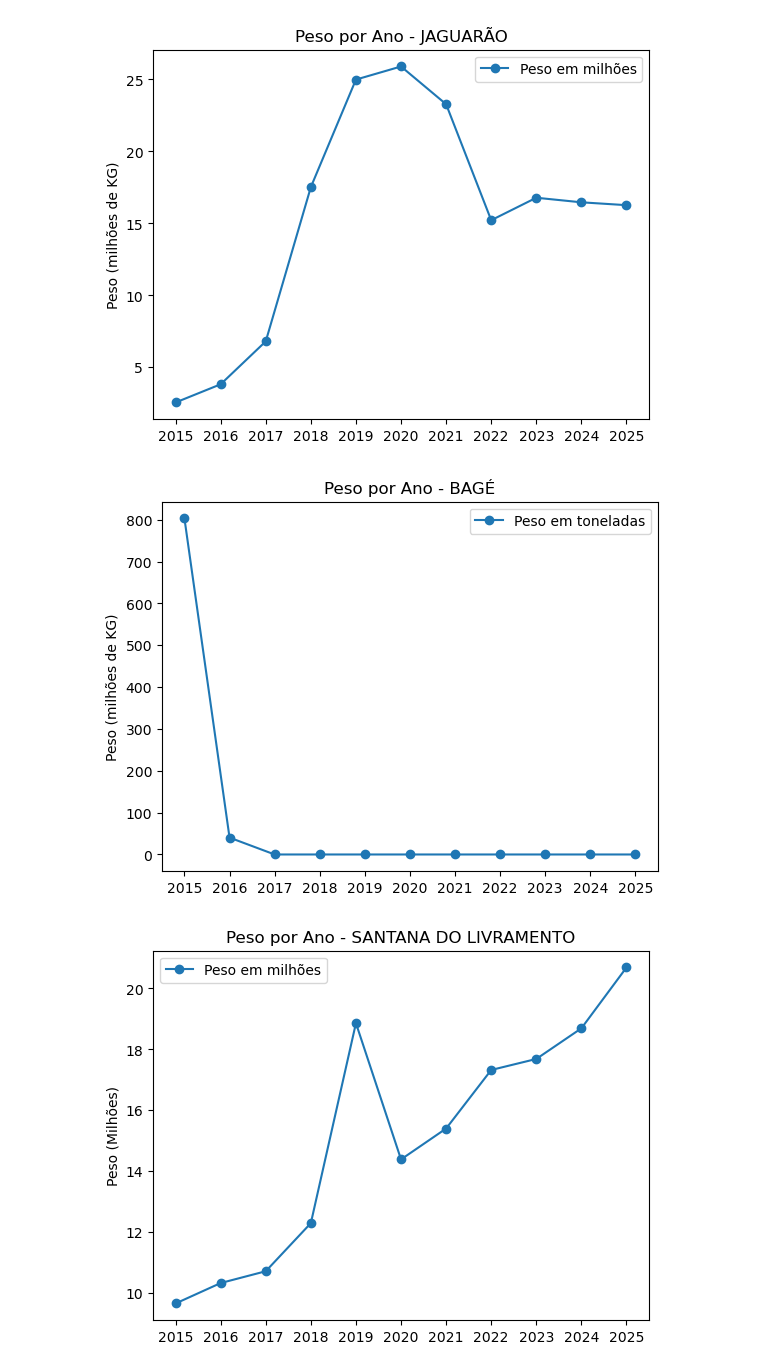
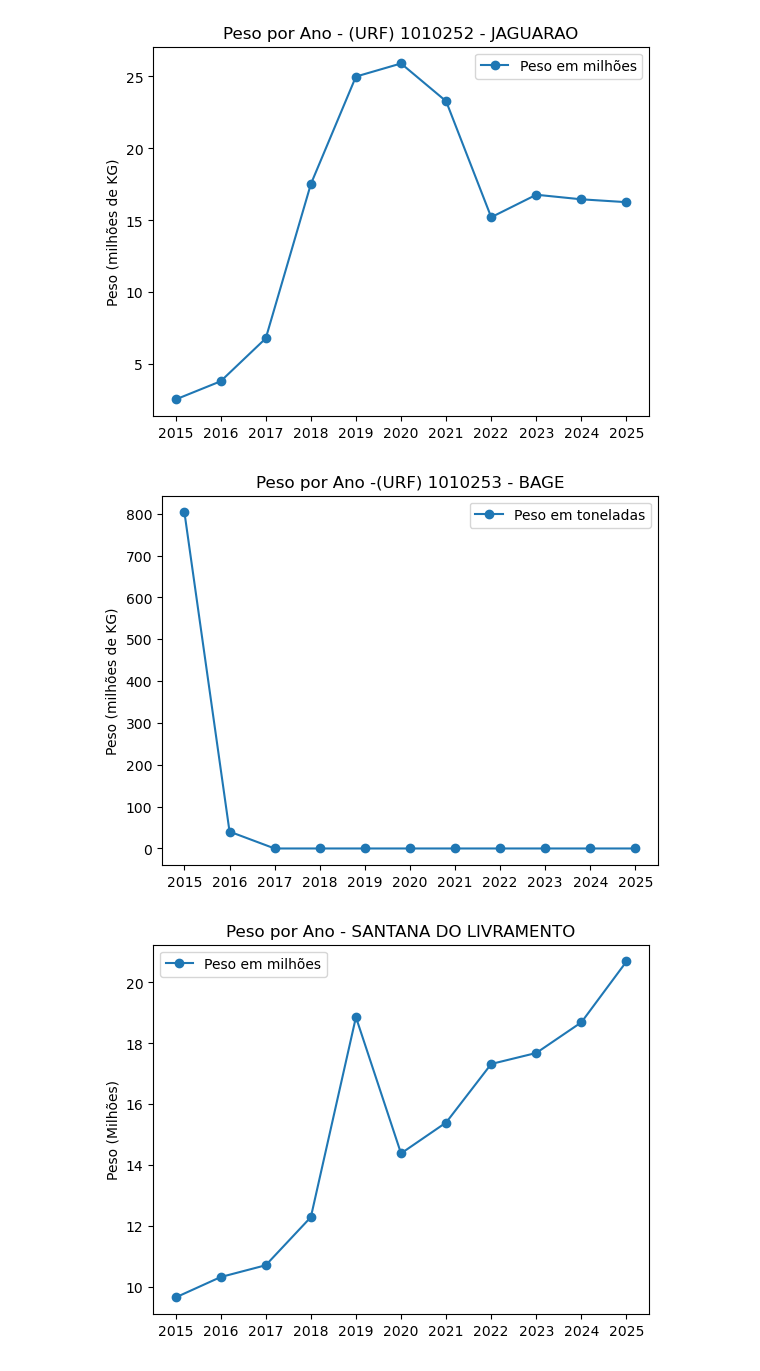
Before and after one commit to MatheusD1as/ProjetoLogistica, a Jupyter notebook: analise.ipynb, the cells around one changed output. Drawn from its saved outputs; the diff is of its cells as text; code cells hidden in the pictures.

```diff
--- a/analise.ipynb
+++ b/analise.ipynb
@@ -1,40 +1,57 @@
 # %%
 import pandas as pd
 import matplotlib.pyplot as plt
-jaguarao = pd.read_excel("data_RS.xlsx", sheet_name="JAGUARAO")
 
-bage = pd.read_excel("data_RS.xlsx", sheet_name="BAGE")
+arquivo = "data_RS.xlsx"
 
-santana_do_livramento = pd.read_excel("data_RS.xlsx", sheet_name="SANTANA DO LIVRAMENTO ")
+jaguarao = pd.read_excel(arquivo, sheet_name="(URF) 1010252 - JAGUARAO")
 
-uruguaina = pd.read_excel("data_RS.xlsx", sheet_name="URUGUAIANA")
+bage = pd.read_excel(arquivo, sheet_name="(URF) 1010253 - BAGE")
 
-sao_borja = pd.read_excel("data_RS.xlsx", sheet_name="SAO BORJA")
+santana_do_livramento = pd.read_excel(arquivo, sheet_name="(URF) 1010351 - IRF SANTANA DO ")
 
-chui = pd.read_excel("data_RS.xlsx", sheet_name="CHUI")
+uruguaiana = pd.read_excel(arquivo, sheet_name="(URF) 1010900 - URUGUAIANA")
 
-porto_alegre = pd.read_excel("data_RS.xlsx", sheet_name="PORTO ALEGRE")
+sao_borja = pd.read_excel(arquivo, sheet_name="(URF) 1010953 - SAO BORJA")
 
-rio_grande = pd.read_excel("data_RS.xlsx", sheet_name="RIO GRANDE")
+chui = pd.read_excel(arquivo, sheet_name="(URF) 1015500 - CHUI")
+
+santana_do_livramento2 = pd.read_excel(arquivo, sheet_name="(URF) 1015600 - SANTANA DO LIVR")
+
+uruguaiana2 = pd.read_excel(arquivo, sheet_name="(URF) 1017500 - ALF - URUGUAIAN")
+
+sao_borja2 = pd.read_excel(arquivo, sheet_name="(URF) 1017503 - IRF - SÃO BORJA")
+
+aeroporto_salgado = pd.read_excel(arquivo, sheet_name="(URF) 1017600 - AEROPORTO SALGA")
+
+chui2 = pd.read_excel(arquivo, sheet_name="(URF) 1017701 - IRF - CHUÍ")
+
+rio_grande = pd.read_excel(arquivo, sheet_name="(URF) 1017700 - PORTO DE RIO GR")
+
+porto_alegre = pd.read_excel(arquivo, sheet_name="(URF) 1017800 - ALF - PORTO ALE")
+
+aeroporto_salgado2 = pd.read_excel(arquivo, sheet_name="(URF) 1017801 - IRF - AEROPORTO")
+
+santana_do_livramento3 = pd.read_excel(arquivo, sheet_name="(URF) 1017900 - ALF - SANTANA D")
 # %%
 df_ano = (
     jaguarao
     .groupby("Ano")["Peso_KG"]
     .sum()
     .reset_index()
 )
 
 df_ano["Peso_milhoes"] = df_ano["Peso_KG"] / 1_000_000
 
 plt.figure()
 plt.plot(df_ano["Ano"], df_ano["Peso_milhoes"], marker='o', label="Peso em milhões")
-plt.title("Peso por Ano - JAGUARÃO")
+plt.title("Peso por Ano - (URF) 1010252 - JAGUARAO")
 plt.xticks(range(df_ano["Ano"].min(), df_ano["Ano"].max() + 1))
 plt.ylabel("Peso (milhões de KG)")
 plt.legend()
 plt.show()
 # %% [output]
-[figure, old version]
+[figure, new version]
 # %%
 df_ano = (
     bage
@@ -47,13 +64,13 @@ df_ano["Peso_milhoes"] = df_ano["Peso_KG"] / 1_000
 
 plt.figure()
 plt.plot(df_ano["Ano"], df_ano["Peso_milhoes"], marker='o', label="Peso em toneladas")
-plt.title("Peso por Ano - BAGÉ")
+plt.title("Peso por Ano -(URF) 1010253 - BAGE")
 plt.xticks(range(df_ano["Ano"].min(), df_ano["Ano"].max() + 1))
 plt.ylabel("Peso (milhões de KG)")
 plt.legend()
 plt.show()
 # %% [output]
-[figure, old version]
+[figure, new version]
 # %%
 df_ano = (
     santana_do_livramento
```
Also changed, not shown: 2 other files.
